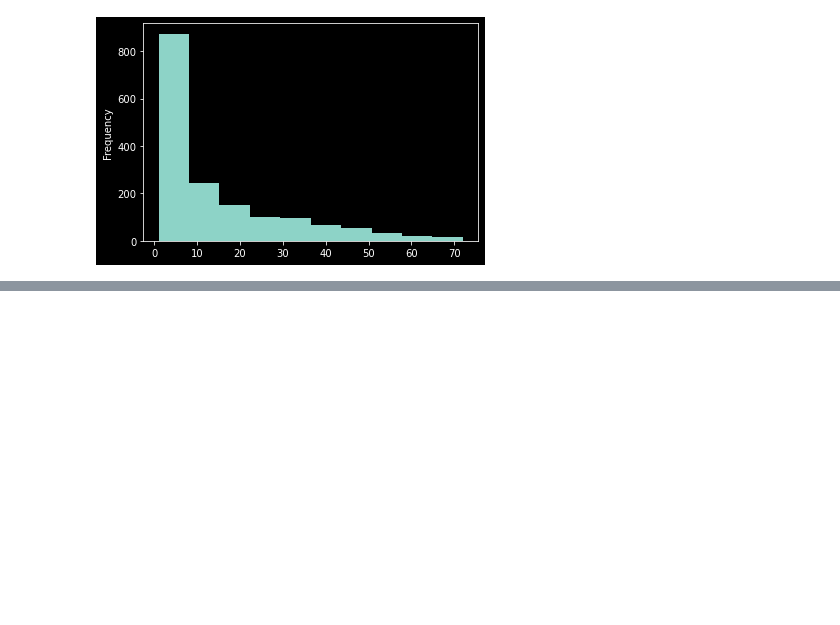
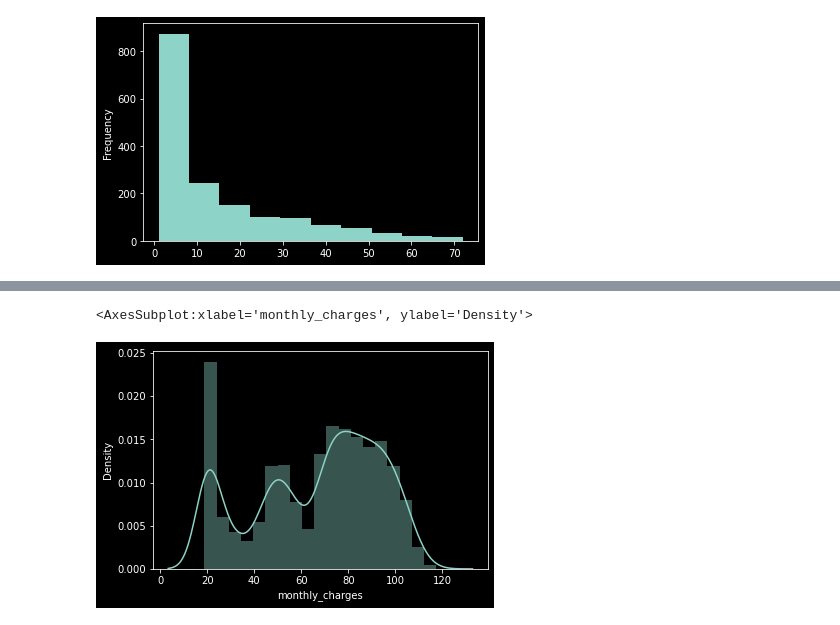
Before and after one commit to Ken-Alviola/numpy-pandas-visualization-exercises, a Jupyter notebook: churn_exploration.ipynb, the cells around one changed output, grey strips where cells are left out. Saved outputs shown, nothing was run; the diff lists cells and outputs as text; code cells hidden in the pictures; blank space fills up the shorter version.

```diff
--- a/churn_exploration.ipynb
+++ b/churn_exploration.ipynb
@@ -204,0 +195,5 @@ sns.displot(m2m_churned.monthly_charges)
+# %%
+sns.distplot(month_to_month_customers.monthly_charges)
+# %% [output]
+<AxesSubplot:xlabel='monthly_charges', ylabel='Density'>
+[figure, added]
```
Also changed, not shown: parts of 9 cells of this notebook.
